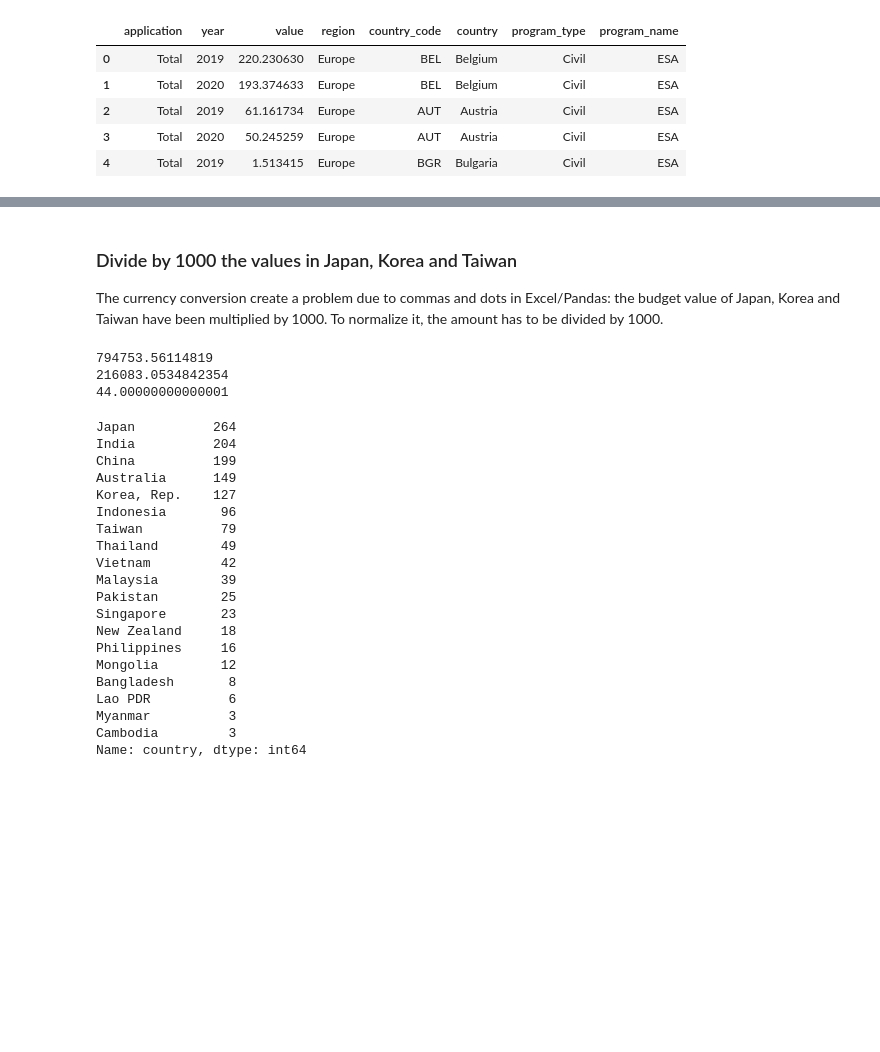
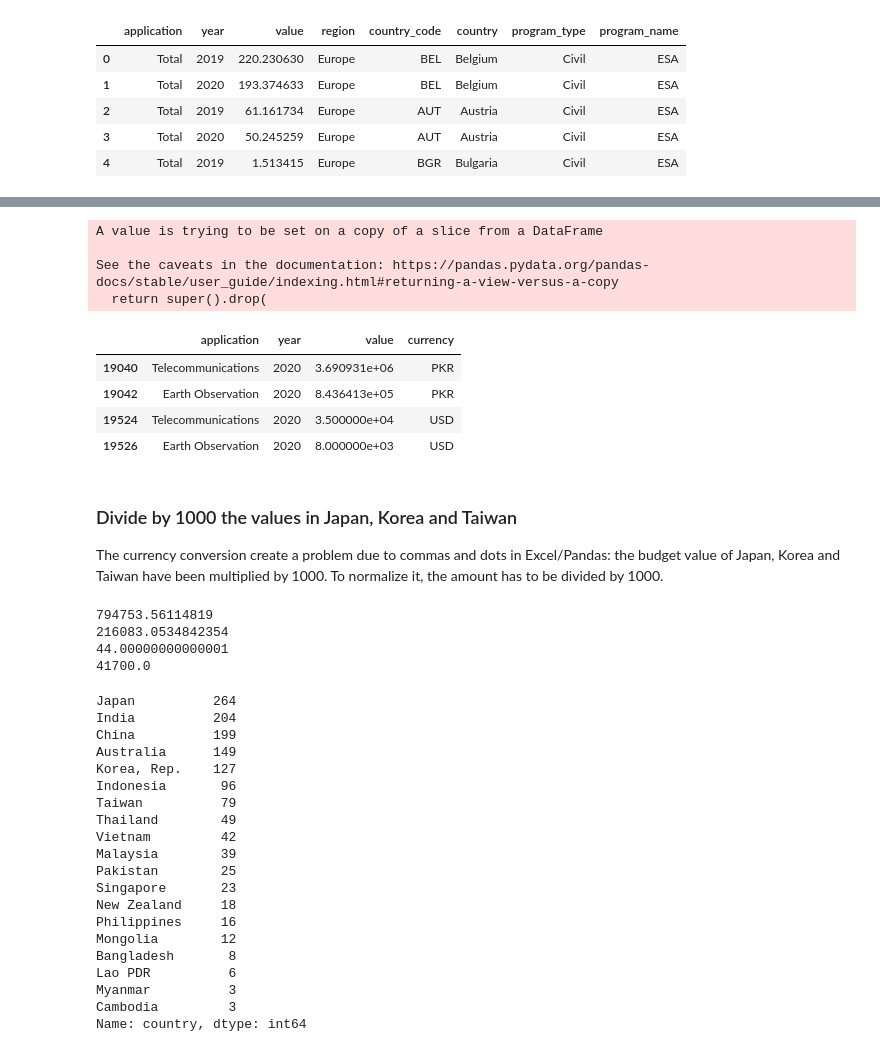
Before and after one commit to mattcoget/Final-Project, a Jupyter notebook: Data Cleaning.ipynb, the cells around one changed output, grey strips where cells are left out. Drawn from its saved outputs; the diff is of its cells as text; code cells hidden in the pictures; blank space fills up the shorter version.

```diff
--- a/Data Cleaning.ipynb
+++ b/Data Cleaning.ipynb
@@ -257,3 +269,22 @@ df_budget.head()
+# %%
+pakistan=budget.query('country=="Pakistan"')
+# %%
+pakistan=pakistan[pakistan.value>0]
+# %%
+pakistan.drop(['unit','program_name', 'program_type','country','country_code', 'region'], axis=1, inplace=True)
+# %% [output]
+A value is trying to be set on a copy of a slice from a DataFrame
+
+See the caveats in the documentation: https://pandas.pydata.org/pandas-docs/stable/user_guide/indexing.html#returning-a-view-versus-a-copy
+  return super().drop(
+# %%
+pakistan.query('year=="2020"')
+# %% [output]
+|  | application | year | value | currency |
+| 19040 | Telecommunications | 2020 | 3.690931e+06 | PKR |
+| 19042 | Earth Observation | 2020 | 8.436413e+05 | PKR |
+| 19524 | Telecommunications | 2020 | 3.500000e+04 | USD |
+| 19526 | Earth Observation | 2020 | 8.000000e+03 | USD |
 # %% [markdown]
 ### Divide by 1000 the values in Japan, Korea and Taiwan
 
@@ -262,10 +293,12 @@ The currency conversion create a problem due to commas and dots in Excel/Pandas:
 print(df_budget.query('country=="Japan"')['value'].max())
 print(df_budget.query('country=="Korea, Rep."')['value'].max())
 print(df_budget.query('country=="Taiwan"')['value'].max())
+print(df_budget.query('country=="Pakistan"')['value'].max())
 # %% [output]
 794753.56114819
 216083.0534842354
 44.00000000000001
+41700.0
 # %%
 df_budget['correction_values']=df_budget.value/1000
 # %%
```
Also changed, not shown: parts of 2 cells of this notebook, 2 other files.
